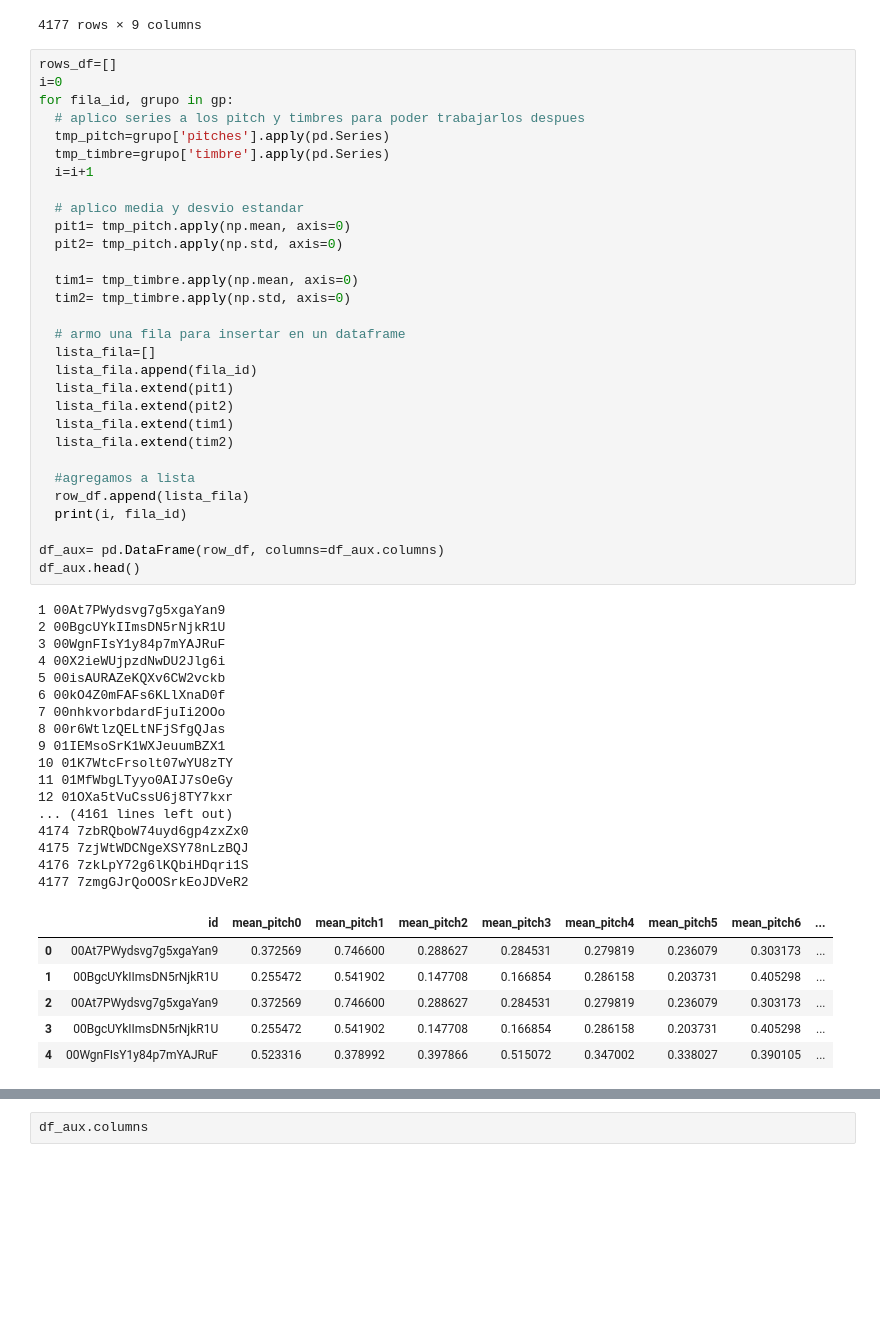
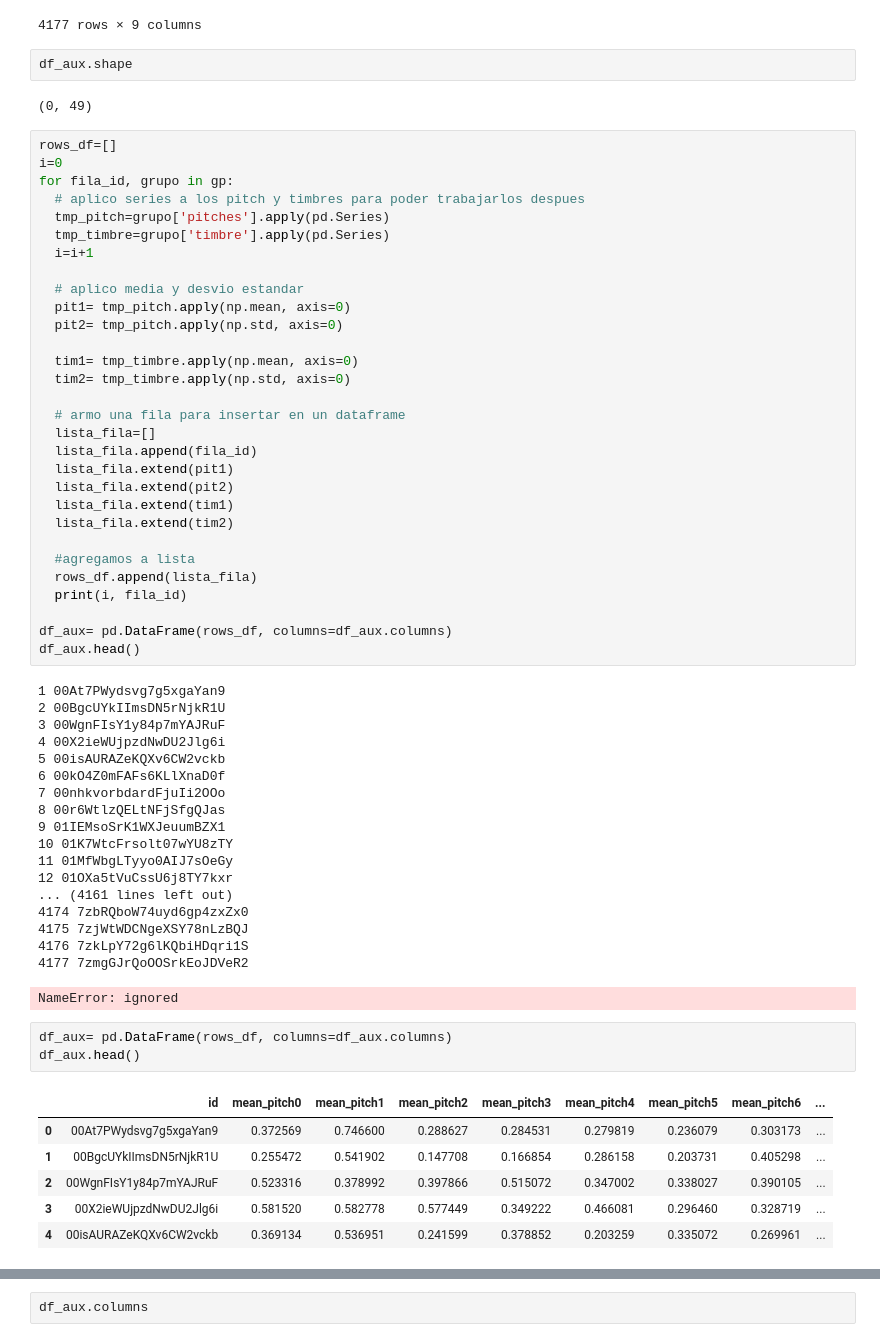
Before and after one commit to tincho-mehaudy/DMCyT, a Jupyter notebook: TP1_Consigna1.ipynb, the cells around one changed output, grey strips where cells are left out. Saved outputs shown, nothing was run; the diff lists cells and outputs as text; blank space fills up the shorter version.

```diff
--- a/TP1_Consigna1.ipynb
+++ b/TP1_Consigna1.ipynb
@@ -457,6 +457,10 @@ gp.count()
 | 7zkLpY72g6lKQbiHDqri1S | 760 | 760 | 760 | 760 | 760 | 760 | 760 | 760 | ... |
 | 7zmgGJrQoOOSrkEoJDVeR2 | 922 | 922 | 922 | 922 | 922 | 922 | 922 | 922 | ... |
 4177 rows × 9 columns
+# %%
+df_aux.shape
+# %% [output]
+(0, 49)
 # %%
 rows_df=[]
 i=0
@@ -482,10 +486,10 @@ for fila_id, grupo in gp:
   lista_fila.extend(tim2)
 
   #agregamos a lista
-  row_df.append(lista_fila)
+  rows_df.append(lista_fila)
   print(i, fila_id)
 
-df_aux= pd.DataFrame(row_df, columns=df_aux.columns)
+df_aux= pd.DataFrame(rows_df, columns=df_aux.columns)
 df_aux.head()
 # %% [output]
 1 00At7PWydsvg7g5xgaYan9
@@ -505,12 +509,17 @@ df_aux.head()
 4175 7zjWtWDCNgeXSY78nLzBQJ
 4176 7zkLpY72g6lKQbiHDqri1S
 4177 7zmgGJrQoOOSrkEoJDVeR2
-|  | id | mean_pitch0 | mean_pitch1 | mean_pitch2 | mean_pitch3 | mean_pitch4 | mean_pitch5 | mean_pitch6 | ... |
-| 0 | 00At7PWydsvg7g5xgaYan9 | 0.372569 | 0.746600 | 0.288627 | 0.284531 | 0.279819 | 0.236079 | 0.303173 | ... |
-| 1 | 00BgcUYkIImsDN5rNjkR1U | 0.255472 | 0.541902 | 0.147708 | 0.166854 | 0.286158 | 0.203731 | 0.405298 | ... |
-| 2 | 00At7PWydsvg7g5xgaYan9 | 0.372569 | 0.746600 | 0.288627 | 0.284531 | 0.279819 | 0.236079 | 0.303173 | ... |
-| 3 | 00BgcUYkIImsDN5rNjkR1U | 0.255472 | 0.541902 | 0.147708 | 0.166854 | 0.286158 | 0.203731 | 0.405298 | ... |
-| 4 | 00WgnFIsY1y84p7mYAJRuF | 0.523316 | 0.378992 | 0.397866 | 0.515072 | 0.347002 | 0.338027 | 0.390105 | ... |
+NameError: ignored
+# %%
+df_aux= pd.DataFrame(rows_df, columns=df_aux.columns)
+df_aux.head()
+# %% [output]
+|  | id | mean_pitch0 | mean_pitch1 | mean_pitch2 | mean_pitch3 | mean_pitch4 | mean_pitch5 | mean_pitch6 | ... |
+| 0 | 00At7PWydsvg7g5xgaYan9 | 0.372569 | 0.746600 | 0.288627 | 0.284531 | 0.279819 | 0.236079 | 0.303173 | ... |
+| 1 | 00BgcUYkIImsDN5rNjkR1U | 0.255472 | 0.541902 | 0.147708 | 0.166854 | 0.286158 | 0.203731 | 0.405298 | ... |
+| 2 | 00WgnFIsY1y84p7mYAJRuF | 0.523316 | 0.378992 | 0.397866 | 0.515072 | 0.347002 | 0.338027 | 0.390105 | ... |
+| 3 | 00X2ieWUjpzdNwDU2Jlg6i | 0.581520 | 0.582778 | 0.577449 | 0.349222 | 0.466081 | 0.296460 | 0.328719 | ... |
+| 4 | 00isAURAZeKQXv6CW2vckb | 0.369134 | 0.536951 | 0.241599 | 0.378852 | 0.203259 | 0.335072 | 0.269961 | ... |
 # %%
 df_aux.shape
 # %% [output]
```
Also changed, not shown: parts of 4 cells of this notebook.
